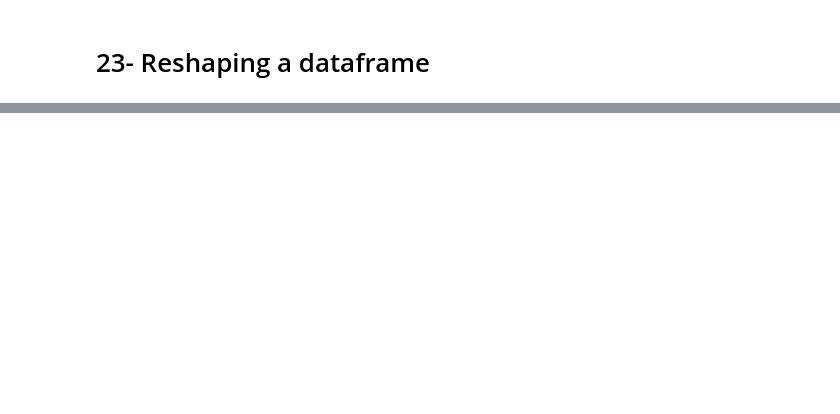
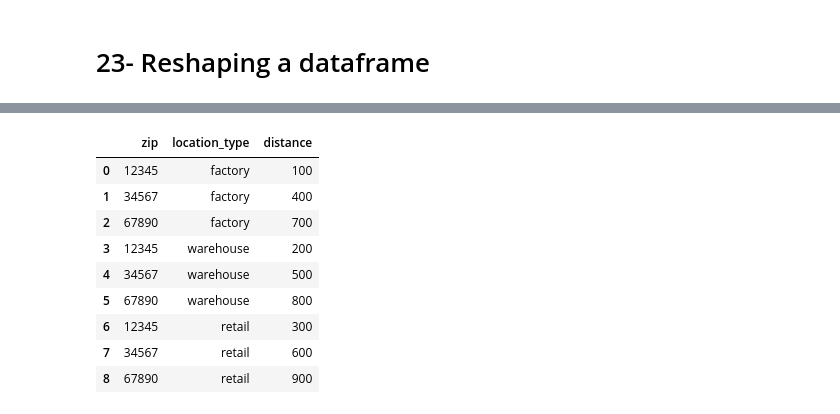
Before and after one commit to xaqibshah/DataScienceLearning, a Jupyter notebook: Python_Ka_Chilla/pandas/02b_panda_tip_and_tricks.ipynb, the cells around one changed output, grey strips where cells are left out. Saved outputs shown, nothing was run; the diff lists cells and outputs as text; code cells hidden in the pictures; blank space fills up the shorter version.

```diff
--- a/Python_Ka_Chilla/pandas/02b_panda_tip_and_tricks.ipynb
+++ b/Python_Ka_Chilla/pandas/02b_panda_tip_and_tricks.ipynb
@@ -350,0 +374,13 @@ fasla = pd.DataFrame([['12345', 100,200,300], ['34567', 400,500,600]])
+# %%
+fasla_long
+# %% [output]
+|  | zip | location_type | distance |
+| 0 | 12345 | factory | 100 |
+| 1 | 34567 | factory | 400 |
+| 2 | 67890 | factory | 700 |
+| 3 | 12345 | warehouse | 200 |
+| 4 | 34567 | warehouse | 500 |
+| 5 | 67890 | warehouse | 800 |
+| 6 | 12345 | retail | 300 |
+| 7 | 34567 | retail | 600 |
+| 8 | 67890 | retail | 900 |
```
Also changed, not shown: parts of 8 cells of this notebook, 2 other files.
